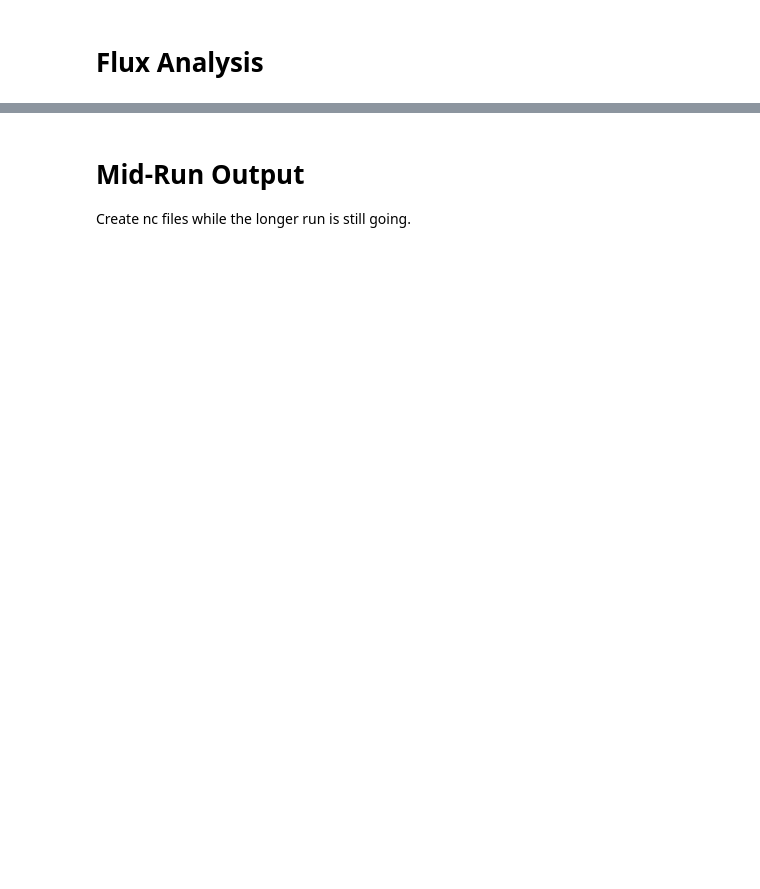
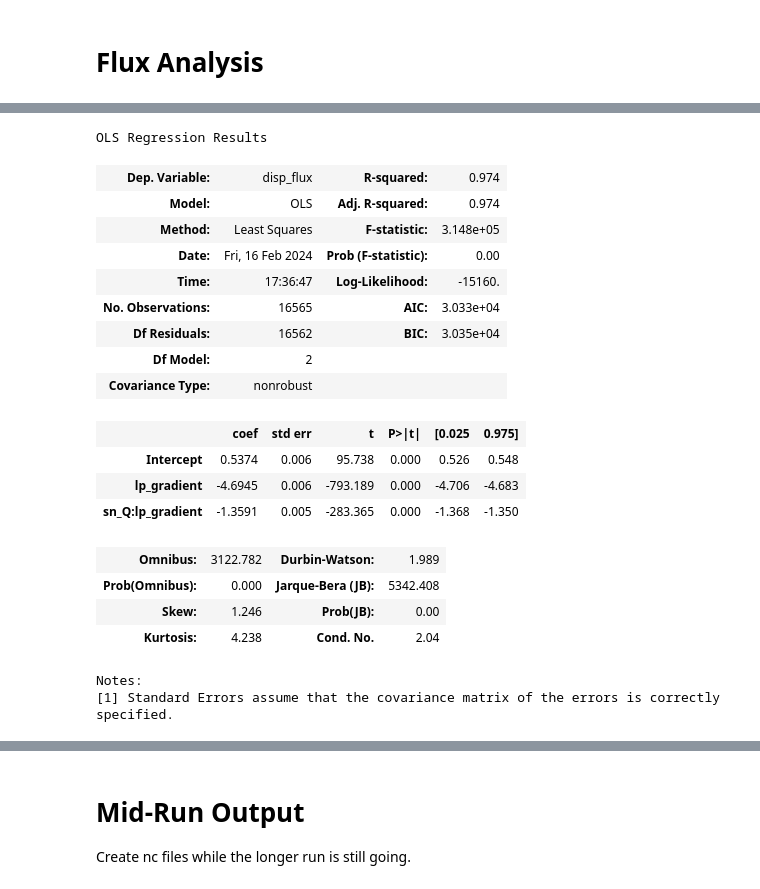
Before and after one commit to rustychris/lsb_flux_estimates, a Jupyter notebook: plot_lsb_tracer_00.ipynb, the cells around one changed output, grey strips where cells are left out. Saved outputs shown, nothing was run; the diff lists cells and outputs as text; code cells hidden in the pictures; blank space fills up the shorter version.

```diff
--- a/plot_lsb_tracer_00.ipynb
+++ b/plot_lsb_tracer_00.ipynb
@@ -296,15 +372,24 @@ fig=fa.plot_scatter()
 class GroupFluxAnalysis:
     scalars=['pond_chl','san_jose','san_mateo','sunnyvale','palo_alto']
 
+    flux_station ='alv2'
+    up_station   = 's_alv1'
+    mid_station  ='s_alv2'
+    down_station ='s_alv3'
+
     def __init__(self,**kw):
         utils.set_keywords(self,kw)
 
-        self.fas=[FluxAnalysis(scalar=scalar,norm='lp_gradient') for scalar in self.scalars]
+        fa_kws=dict(norm='lp_gradient',flux_station=self.flux_station, up_station=self.up_station,
+                    mid_station=self.mid_station,down_station=self.down_station)
+        self.fas=[FluxAnalysis(scalar=scalar,**fa_kws) for scalar in self.scalars]
 
     def df(self):
         dfs=[]
         for fa in self.fas:
-            dfs.append(fa.df())
+            df=fa.df()
+            df['scalar']=fa.scalar
+            dfs.append(df)
         return pd.concat(dfs)
 
     def plot_scatter(self,disp=True):
@@ -320,6 +405,30 @@ class GroupFluxAnalysis:
         ax.legend(loc='upper right',frameon=0)
         ax.set_xlabel('Gradient')
         ax.set_ylabel('Flux')
+        return fig
+
+    def plot_fit(self,formula="disp_flux ~ lp_gradient + sn_Q:lp_gradient"):
+        # additionally including sn_Q by itself makes almost no improvement.
+        fig,ax = plt.subplots(figsize=(7,5))
+
+        df=self.df().copy()
+
+        df=df.sample(frac=1) # otherwise the last scalar is purely on top of the others
+
+        result = smf.ols(formula,data=df).fit()
+        self.result=result
+        df['pred_disp_flux']=result.predict(exog=df)
+
+        sns.scatterplot(data=df,x='disp_flux',y='pred_disp_flux',
+                        hue='scalar',lw=0,s=6,ax=ax, alpha=0.7)
+
+        lines=[formula,
+               f"r$^2$={result.rsquared:.2f}"]
+        for k,v in zip(result.params.index,result.params.values):
+            lines.append( f" {k:19}  {v: .3f}")
+        annot="\n".join(lines)
+
+        ax.text(0.34,0.02,annot,va='bottom',transform=ax.transAxes, family='monospace')
         return fig
 
     def add_fit(self,ax,disp=True):
@@ -339,8 +448,9 @@ class GroupFluxAnalysis:
                                 offset_points=15)
 
 gfa=GroupFluxAnalysis()
-fig=gfa.plot_scatter(disp=False) ;
-fig=gfa.plot_scatter(disp=True) ;
+#fig=gfa.plot_scatter(disp=False) ;
+#fig=gfa.plot_scatter(disp=True) ;
+fig=gfa.plot_fit() ;
 # %% [output]
 [interactive output not drawn]
 [interactive output not drawn]
@@ -365 +476,24 @@ gfa.df()
+# %%
+gfa.result.summary()
+# %% [output]
+OLS Regression Results
+| Dep. Variable: | disp_flux | R-squared: | 0.974 |
+| Model: | OLS | Adj. R-squared: | 0.974 |
+| Method: | Least Squares | F-statistic: | 3.148e+05 |
+| Date: | Fri, 16 Feb 2024 | Prob (F-statistic): | 0.00 |
+| Time: | 17:36:47 | Log-Likelihood: | -15160. |
+| No. Observations: | 16565 | AIC: | 3.033e+04 |
+| Df Residuals: | 16562 | BIC: | 3.035e+04 |
+| Df Model: | 2 |  |  |
+| Covariance Type: | nonrobust |  |  |
+|  | coef | std err | t | P>|t| | [0.025 | 0.975] |
+| Intercept | 0.5374 | 0.006 | 95.738 | 0.000 | 0.526 | 0.548 |
+| lp_gradient | -4.6945 | 0.006 | -793.189 | 0.000 | -4.706 | -4.683 |
+| sn_Q:lp_gradient | -1.3591 | 0.005 | -283.365 | 0.000 | -1.368 | -1.350 |
+| Omnibus: | 3122.782 | Durbin-Watson: | 1.989 |
+| Prob(Omnibus): | 0.000 | Jarque-Bera (JB): | 5342.408 |
+| Skew: | 1.246 | Prob(JB): | 0.00 |
+| Kurtosis: | 4.238 | Cond. No. | 2.04 |
+Notes:
+[1] Standard Errors assume that the covariance matrix of the errors is correctly specified.
 # %%
```
Also changed, not shown: parts of 23 cells of this notebook, 1 other file.
